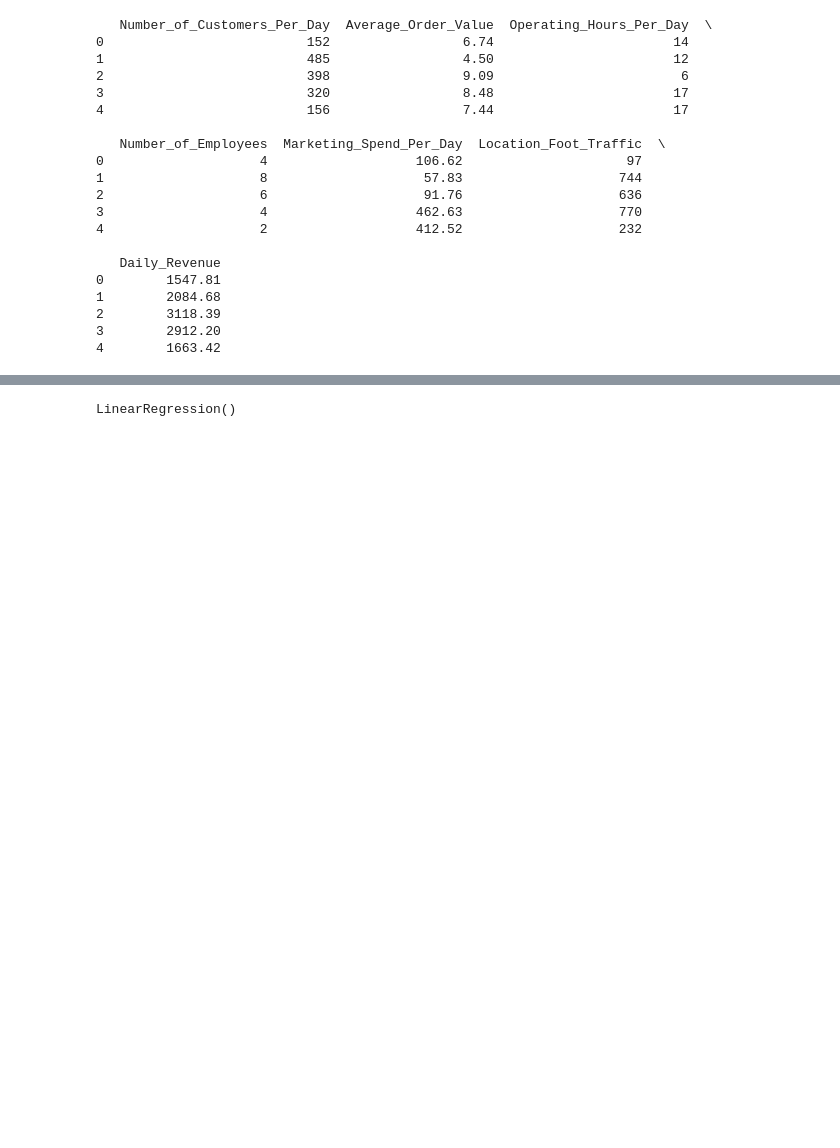
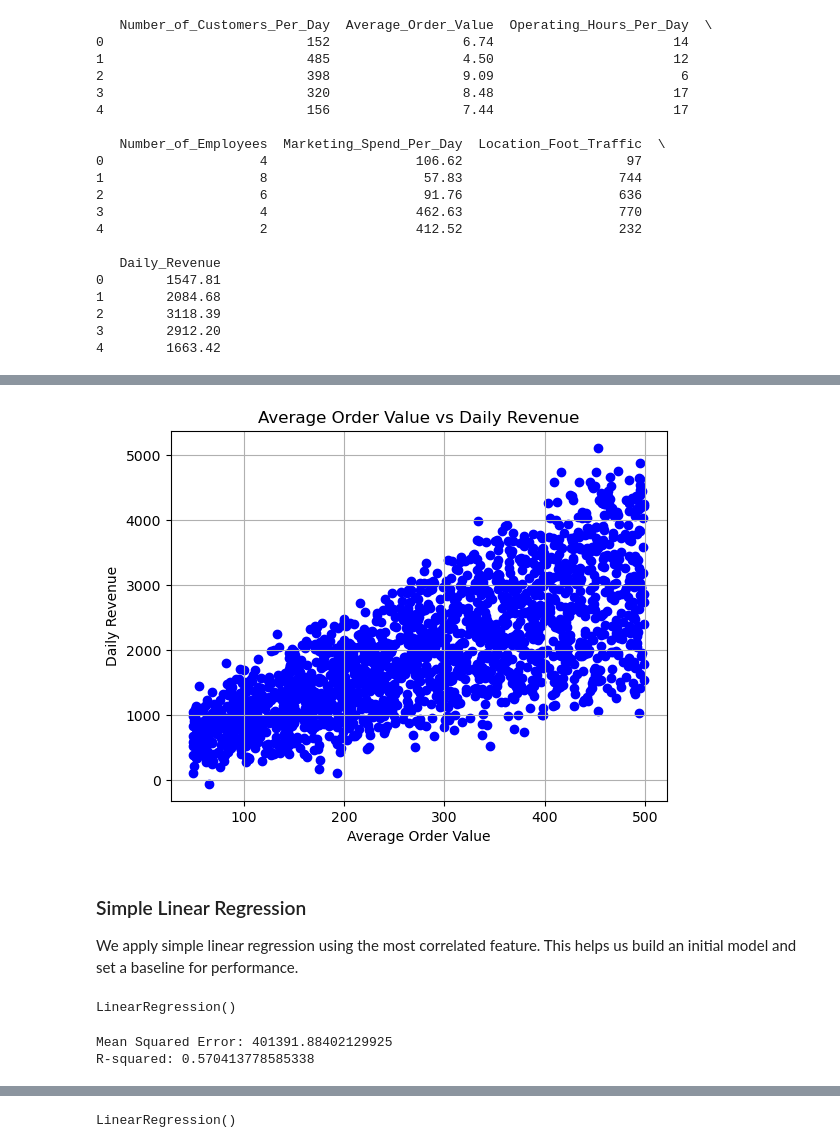
Before and after one commit to anasahmedx5/coffee-shop-daily-revenue-prediction, a Jupyter notebook: coffee_shop_model.ipynb, the cells around one changed output, grey strips where cells are left out. Saved outputs shown, nothing was run; the diff lists cells and outputs as text; code cells hidden in the pictures; blank space fills up the shorter version.

```diff
--- a/coffee_shop_model.ipynb
+++ b/coffee_shop_model.ipynb
@@ -32,0 +47,4 @@ print(df.head())
+# %%
+correlations = df.corr()['Daily_Revenue'].drop('Daily_Revenue')
+best_feature = correlations.abs().idxmax()
+print(correlations)
@@ -32,0 +59,12 @@ print(df.head())
+# %%
+X = df[[best_feature]]
+y = df['Daily_Revenue']
+# %%
+plt.scatter(X, y, color='blue')
+plt.xlabel('Average Order Value')
+plt.ylabel('Daily Revenue')
+plt.title('Average Order Value vs Daily Revenue')
+plt.grid(True)
+plt.show()
+# %% [output]
+[figure, added]
@@ -32,0 +73,9 @@ print(df.head())
+# %% [markdown]
+### Simple Linear Regression
+
+We apply simple linear regression using the most correlated feature. This helps us build an initial model and set a baseline for performance.
+# %%
+model = LinearRegression()
+model.fit(X_train, y_train)
+# %% [output]
+LinearRegression()
@@ -32,0 +84,8 @@ print(df.head())
+# %%
+mse = mean_squared_error(y_test, y_pred)
+r2 = r2_score(y_test, y_pred)
+print(f"Mean Squared Error: {mse}")
+print(f"R-squared: {r2}")
+# %% [output]
+Mean Squared Error: 401391.88402129925
+R-squared: 0.570413778585338
```
Also changed, not shown: parts of 24 cells of this notebook.
